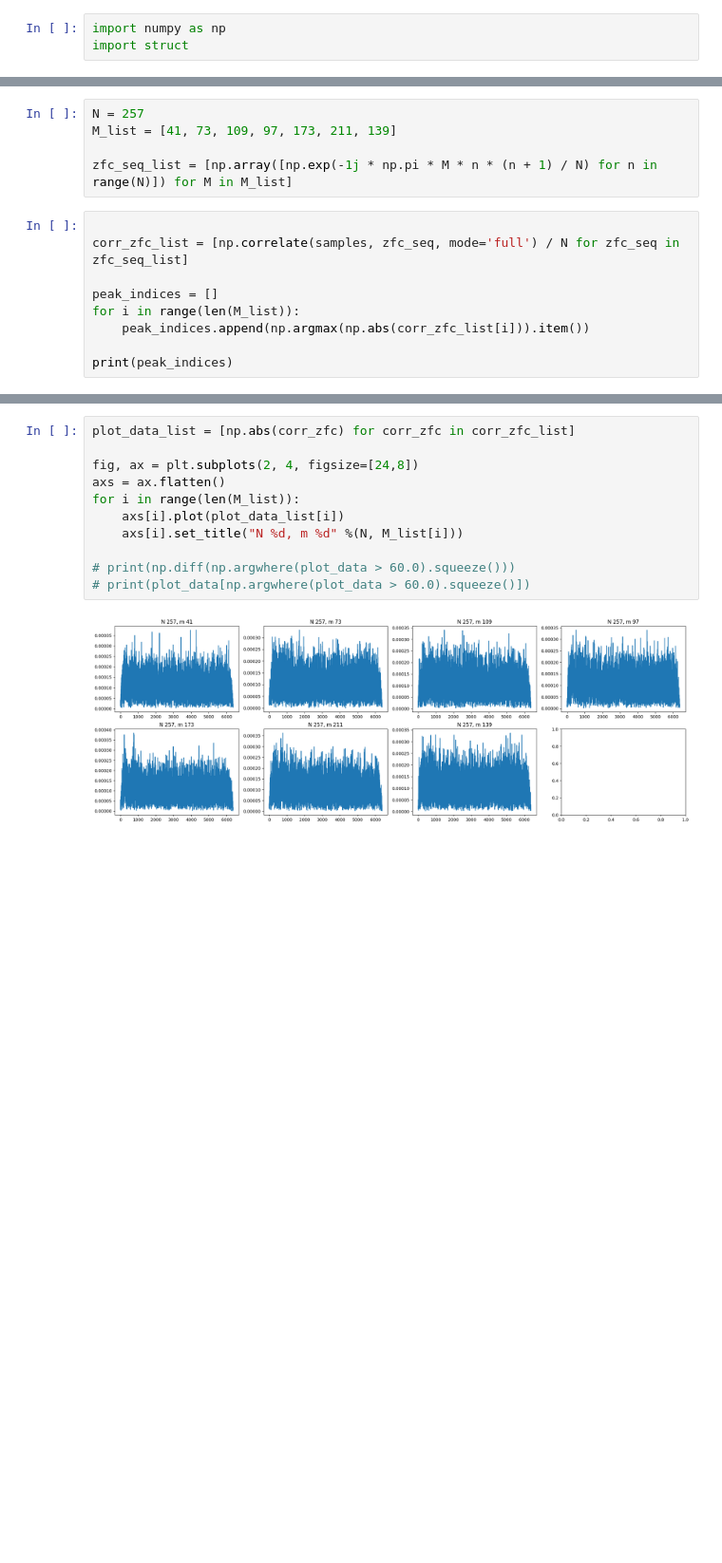
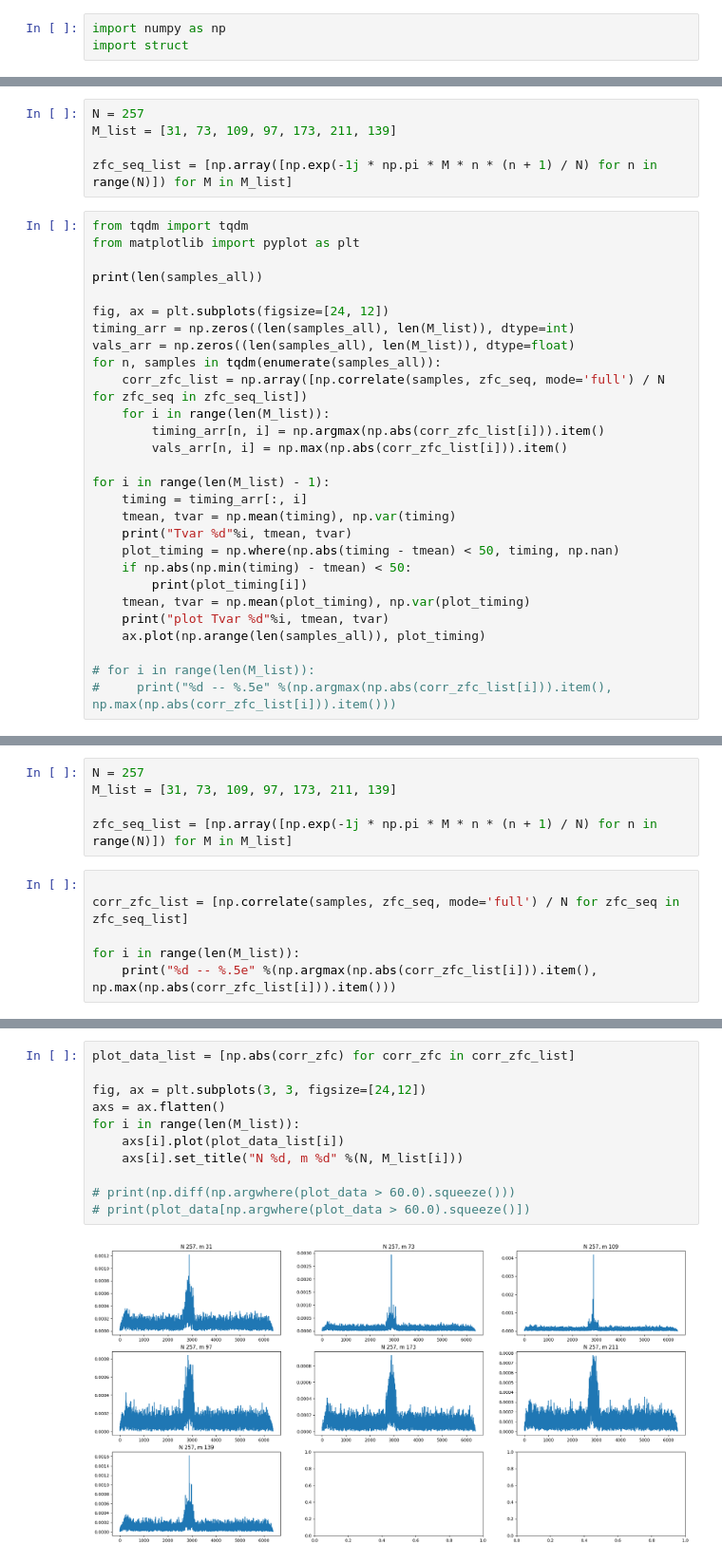
Before and after one commit to navya-xx/OTA-C, a Jupyter notebook: cpp/sync_tests.ipynb, the cells around one changed output, grey strips where cells are left out. Shown: that part at 95% size. Saved outputs shown, nothing was run; the diff lists cells and outputs as text; blank space fills up the shorter version.

```diff
--- a/cpp/sync_tests.ipynb
+++ b/cpp/sync_tests.ipynb
@@ -22 +49,34 @@ samples.shape
 (6120,)
+# %%
+N = 257
+M_list = [31, 73, 109, 97, 173, 211, 139]
+
+zfc_seq_list = [np.array([np.exp(-1j * np.pi * M * n * (n + 1) / N) for n in range(N)]) for M in M_list]
+# %%
+from tqdm import tqdm
+from matplotlib import pyplot as plt
+
+print(len(samples_all))
+
+fig, ax = plt.subplots(figsize=[24, 12])
+timing_arr = np.zeros((len(samples_all), len(M_list)), dtype=int)
+vals_arr = np.zeros((len(samples_all), len(M_list)), dtype=float)
+for n, samples in tqdm(enumerate(samples_all)):
+    corr_zfc_list = np.array([np.correlate(samples, zfc_seq, mode='full') / N for zfc_seq in zfc_seq_list])
+    for i in range(len(M_list)):
+        timing_arr[n, i] = np.argmax(np.abs(corr_zfc_list[i])).item()
+        vals_arr[n, i] = np.max(np.abs(corr_zfc_list[i])).item()
+
+for i in range(len(M_list) - 1):
+    timing = timing_arr[:, i]
+    tmean, tvar = np.mean(timing), np.var(timing)
+    print("Tvar %d"%i, tmean, tvar)
+    plot_timing = np.where(np.abs(timing - tmean) < 50, timing, np.nan)
+    if np.abs(np.min(timing) - tmean) < 50:
+        print(plot_timing[i])
+    tmean, tvar = np.mean(plot_timing), np.var(plot_timing)
+    print("plot Tvar %d"%i, tmean, tvar)
+    ax.plot(np.arange(len(samples_all)), plot_timing)
+
+# for i in range(len(M_list)):
+#     print("%d -- %.5e" %(np.argmax(np.abs(corr_zfc_list[i])).item(), np.max(np.abs(corr_zfc_list[i])).item()))
@@ -29,15 +105,12 @@ plt.plot(np.abs(samples))
 # %%
 N = 257
-M_list = [41, 73, 109, 97, 173, 211, 139]
+M_list = [31, 73, 109, 97, 173, 211, 139]
 
 zfc_seq_list = [np.array([np.exp(-1j * np.pi * M * n * (n + 1) / N) for n in range(N)]) for M in M_list]
 # %%
 
 corr_zfc_list = [np.correlate(samples, zfc_seq, mode='full') / N for zfc_seq in zfc_seq_list]
 
-peak_indices = []
 for i in range(len(M_list)):
-    peak_indices.append(np.argmax(np.abs(corr_zfc_list[i])).item())
-
-print(peak_indices)
+    print("%d -- %.5e" %(np.argmax(np.abs(corr_zfc_list[i])).item(), np.max(np.abs(corr_zfc_list[i])).item()))
 # %% [output]
@@ -45,16 +124,16 @@ print(peak_indices)
 # %%
 plot_data_list = [np.abs(corr_zfc) for corr_zfc in corr_zfc_list]
 
-fig, ax = plt.subplots(2, 4, figsize=[24,8])
+fig, ax = plt.subplots(3, 3, figsize=[24,12])
 axs = ax.flatten()
 for i in range(len(M_list)):
     axs[i].plot(plot_data_list[i])
     axs[i].set_title("N %d, m %d" %(N, M_list[i]))
 
 # print(np.diff(np.argwhere(plot_data > 60.0).squeeze()))
 # print(plot_data[np.argwhere(plot_data > 60.0).squeeze()])
 # %% [output]
-[figure, old version]
+[figure, new version]
 # %%
 # floating window - to find the threshold
 window_len = N
```
Also changed, not shown: parts of 5 cells of this notebook.
